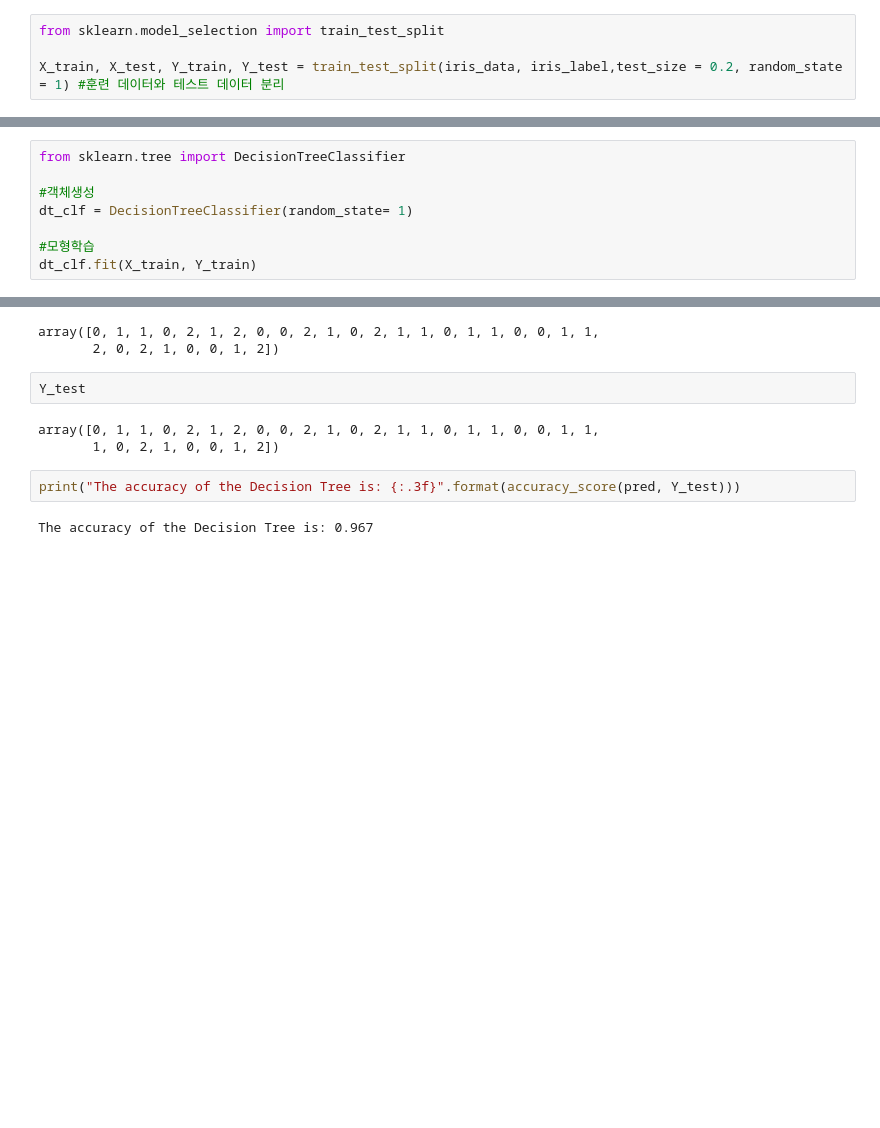
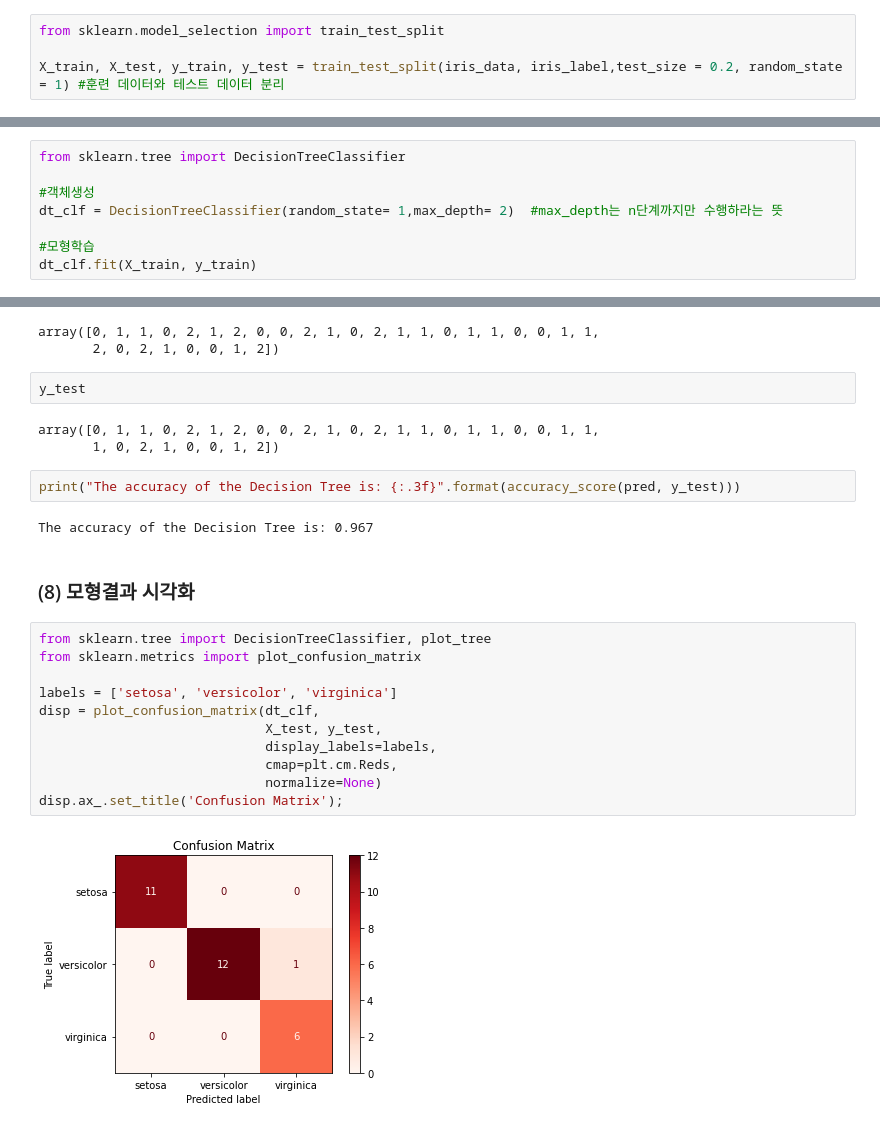
Before and after one commit to leenago/mi_edu, a Jupyter notebook: 200818_머신러닝1일차.ipynb, the cells around one changed output, grey strips where cells are left out. Cells and saved outputs as stored; diff of their text form; blank space fills up the shorter version.

```diff
--- a/200818_머신러닝1일차.ipynb
+++ b/200818_머신러닝1일차.ipynb
@@ -190,7 +192,7 @@ plt.show()  #어렵다ㅠㅠ22
 # %%
 from sklearn.model_selection import train_test_split
 
-X_train, X_test, Y_train, Y_test = train_test_split(iris_data, iris_label,test_size = 0.2, random_state = 1) #훈련 데이터와 테스트 데이터 분리
+X_train, X_test, y_train, y_test = train_test_split(iris_data, iris_label,test_size = 0.2, random_state = 1) #훈련 데이터와 테스트 데이터 분리
 # %% [markdown]
 - array: 인덱싱 가능한 것들을 same length / shape[0]로 정리, list/numpy/scipy-sparse matrices/ pandas가 올 수 있음
 
@@ -204,9 +206,9 @@ X_train, X_test, Y_train, Y_test = train_test_split(iris_data, iris_label,test_s
 from sklearn.tree import DecisionTreeClassifier
 
 #객체생성
-dt_clf = DecisionTreeClassifier(random_state= 1)
+dt_clf = DecisionTreeClassifier(random_state= 1,max_depth= 2)  #max_depth는 n단계까지만 수행하라는 뜻
 
 #모형학습
-dt_clf.fit(X_train, Y_train)
+dt_clf.fit(X_train, y_train)
 # %% [output]
 DecisionTreeClassifier(ccp_alpha=0.0, class_weight=None, criterion='gini',
@@ -229,12 +228,27 @@ pred
 # %% [output]
 array([0, 1, 1, 0, 2, 1, 2, 0, 0, 2, 1, 0, 2, 1, 1, 0, 1, 1, 0, 0, 1, 1,
        2, 0, 2, 1, 0, 0, 1, 2])
-# %%
-Y_test
-# %% [output]
-array([0, 1, 1, 0, 2, 1, 2, 0, 0, 2, 1, 0, 2, 1, 1, 0, 1, 1, 0, 0, 1, 1,
-       1, 0, 2, 1, 0, 0, 1, 2])
+# %%
+y_test
+# %% [output]
+array([0, 1, 1, 0, 2, 1, 2, 0, 0, 2, 1, 0, 2, 1, 1, 0, 1, 1, 0, 0, 1, 1,
+       1, 0, 2, 1, 0, 0, 1, 2])
 # %%
-print("The accuracy of the Decision Tree is: {:.3f}".format(accuracy_score(pred, Y_test)))
+print("The accuracy of the Decision Tree is: {:.3f}".format(accuracy_score(pred, y_test)))
 # %% [output]
 The accuracy of the Decision Tree is: 0.967
+# %% [markdown]
+### (8) 모형결과 시각화
+# %%
+from sklearn.tree import DecisionTreeClassifier, plot_tree
+from sklearn.metrics import plot_confusion_matrix
+
+labels = ['setosa', 'versicolor', 'virginica']
+disp = plot_confusion_matrix(dt_clf,
+                             X_test, y_test,
+                             display_labels=labels,
+                             cmap=plt.cm.Reds,
+                             normalize=None)
+disp.ax_.set_title('Confusion Matrix');
+# %% [output]
+[figure, added]
```
Also changed, not shown: parts of 17 cells of this notebook.
